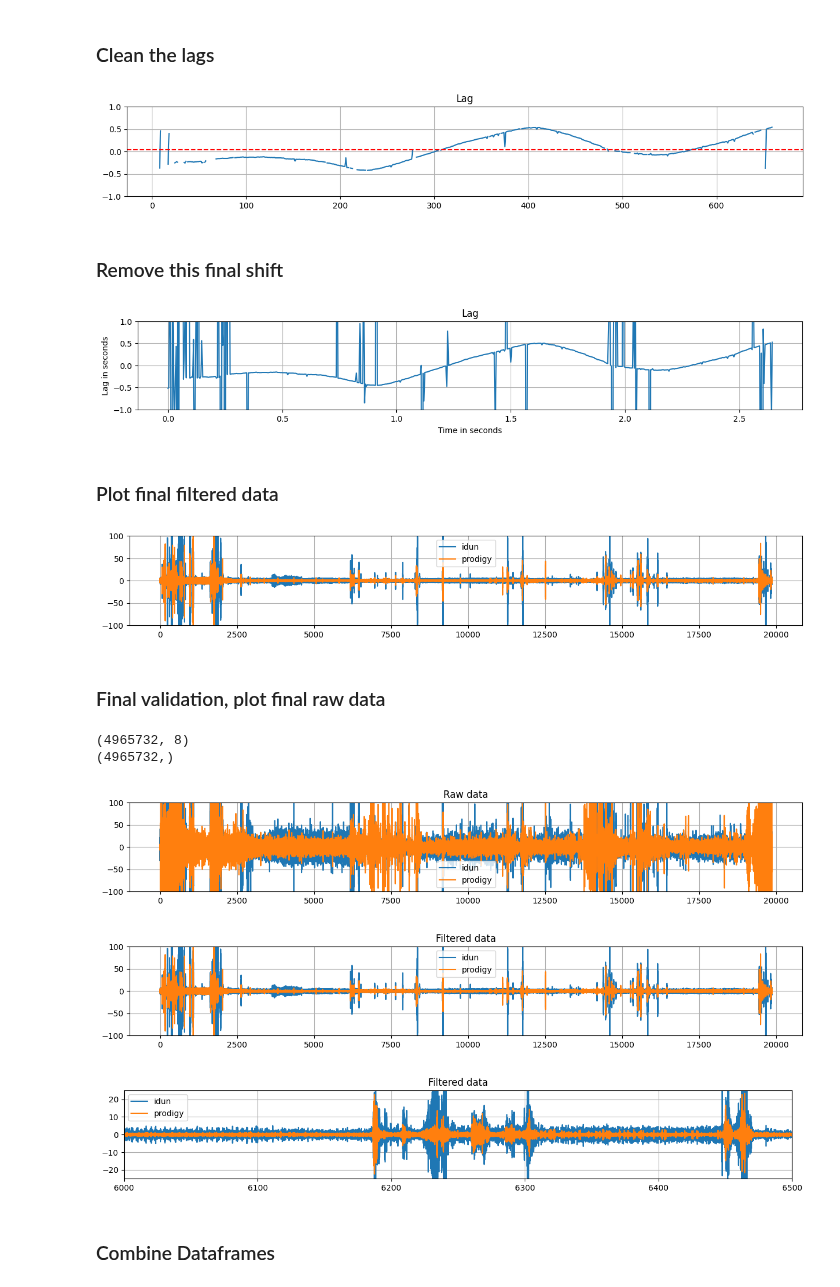
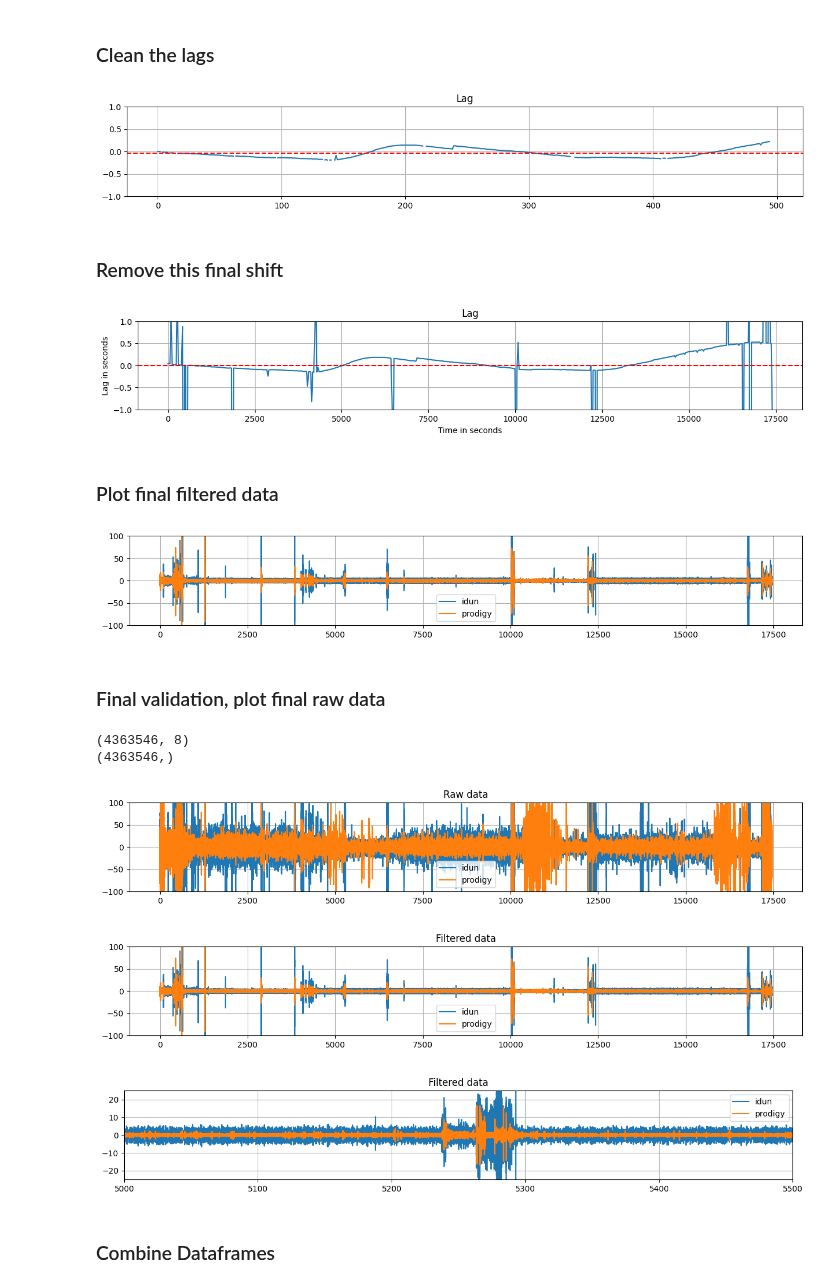
Before and after one commit to iduntech/idn-sync-data, a Jupyter notebook: sync_main.ipynb, the cells around one changed output. Cells and saved outputs as stored; diff of their text form; code cells hidden in the pictures.

```diff
--- a/sync_main.ipynb
+++ b/sync_main.ipynb
@@ -20,7 +20,7 @@ from scipy.signal import resample
 # %%
 folder = "01_Pre_study"
 subject = "S002"
-night = "night1"
+night = "night3"
 edf_file_path = glob.glob(os.path.join(folder,subject,night, '*.edf'))[0]
 csv_file_path = glob.glob(os.path.join(folder,subject,night, '*eeg.csv'))[0]
 prodigy_raw_data = mne.io.read_raw_edf(edf_file_path, preload=True)
@@ -89,7 +89,7 @@ Comparison data is longer with 190.08 seconds, cutting from end of Prodigy data
 # %% [markdown]
 ### ------------------------------------------------------------------------------------------------
 # %%
-SHIFT_SECONDS = -100
+SHIFT_SECONDS = -5
 # save as txt file the shift amount in seconds
 np.savetxt(os.path.join(folder,subject,night, 'shift_seconds.txt'), [SHIFT_SECONDS], delimiter=',')
 # %% [markdown]
@@ -208,7 +208,7 @@ plt.ylim(-1,8)
 # %% [markdown]
 ### ------------------------------------------------------------------------------------------------
 # %%
-CORRELATION_STRICTNESS = 0.5
+CORRELATION_STRICTNESS = 2
 # save as txt file the correlation strictness
 np.savetxt(os.path.join(folder,subject,night, 'correlation_strictness.txt'), [CORRELATION_STRICTNESS], delimiter=',')
 # %% [markdown]
@@ -228,7 +227,7 @@ plt.ylim(-1,8)
 # %% [markdown]
 ### ------------------------------------------------------------------------------------------------
 # %%
-POLYNOMIAL_DEGREE = 2
+POLYNOMIAL_DEGREE = 4
 # Save the polynomial degree to a txt file
 np.savetxt(os.path.join(folder,subject,night, 'polynomial_degree.txt'), [POLYNOMIAL_DEGREE], delimiter=',')
 # %% [markdown]
@@ -314,7 +313,7 @@ plt.title('Lag')
 plt.ylim(-1,1)
 plt.grid()
 # %% [output]
-[figure, old version]
+[figure, new version]
 # %% [markdown]
 ### Remove this final shift
 # %%
@@ -328,19 +327,19 @@ shifted_final_correlation_arr, shifted_final_max_corr_arr, shifted_final_lag_arr
 # %%
 
 plt.figure(figsize=(15, 2))
-# create time array knowing the each epoch has size of config.SECOND_LAG_EPOCH_SIZE and should be as long as shifted_final_lag_arr
-time_seconds = np.arange(len(shifted_final_idun_arr))/config.BASE_SAMPLE_RATE
-time_seconds = time_seconds[:len(shifted_final_lag_arr)]
+# create time array kby muliplying the length of the array by the epoch size
+time_seconds = np.arange(len(shifted_final_lag_arr))*config.SECOND_LAG_EPOCH_SIZE/config.BASE_SAMPLE_RATE
 plt.plot(time_seconds,np.array(shifted_final_lag_arr)/250)
+plt.axhline(y=0, color='r', linestyle='--')
 plt.title('Lag')
 plt.xlabel('Time in seconds')
 plt.ylabel('Lag in seconds')
 plt.ylim(-1,1)
 plt.grid()
 # save image of lag
 plt.savefig(os.path.join(folder,subject,night,f'{subject}_{night}_lag.png'))
 # %% [output]
-[figure, old version]
+[figure, new version]
 # %% [markdown]
 ### Plot final filtered data
 # %%
@@ -353,7 +352,7 @@ plt.legend()
 plt.ylim(-100,100)
 plt.grid()
 # %% [output]
-[figure, old version]
+[figure, new version]
 # %% [markdown]
 ### Final validation, plot final raw data
 # %%
@@ -402,23 +401,23 @@ plt.title("Filtered data")
 plt.savefig(os.path.join(folder,subject,night,f'{subject}_{night}_filtered.png'))
 plt.grid()
 # %% [output]
-(4965732, 8)
-(4965732,)
+(4363546, 8)
+(4363546,)
-[figure, old version]
+[figure, new version]
-[figure, old version]
+[figure, new version]
 # %%
 plt.figure(figsize=(15, 2))
 time_seconds = np.arange(len(idun_filtered))/config.BASE_SAMPLE_RATE
 plt.plot(time_seconds,idun_filtered, label='idun')
 plt.plot(time_seconds,0.5*prodigy_filtered, label='prodigy')
 plt.legend()
-plt.xlim(6000, 6500)
+plt.xlim(5000, 5500)
 plt.ylim(-25,25)
 plt.title("Filtered data")
 plt.grid()
 plt.savefig(os.path.join(folder,subject,night,f'{subject}_{night}_filtered_zoom.png'))
 # %% [output]
-[figure, old version]
+[figure, new version]
 # %% [markdown]
 ### Combine Dataframes
 # %%
```
Also changed, not shown: parts of 15 cells of this notebook, 1 other file.
